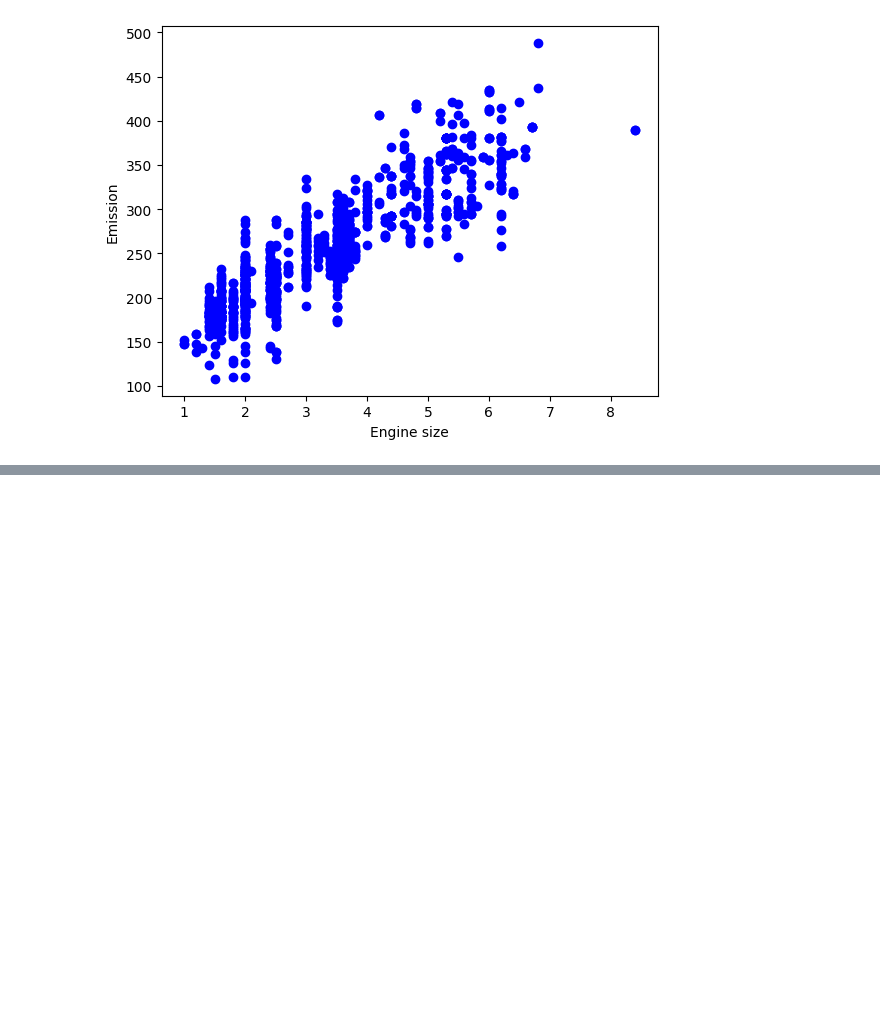
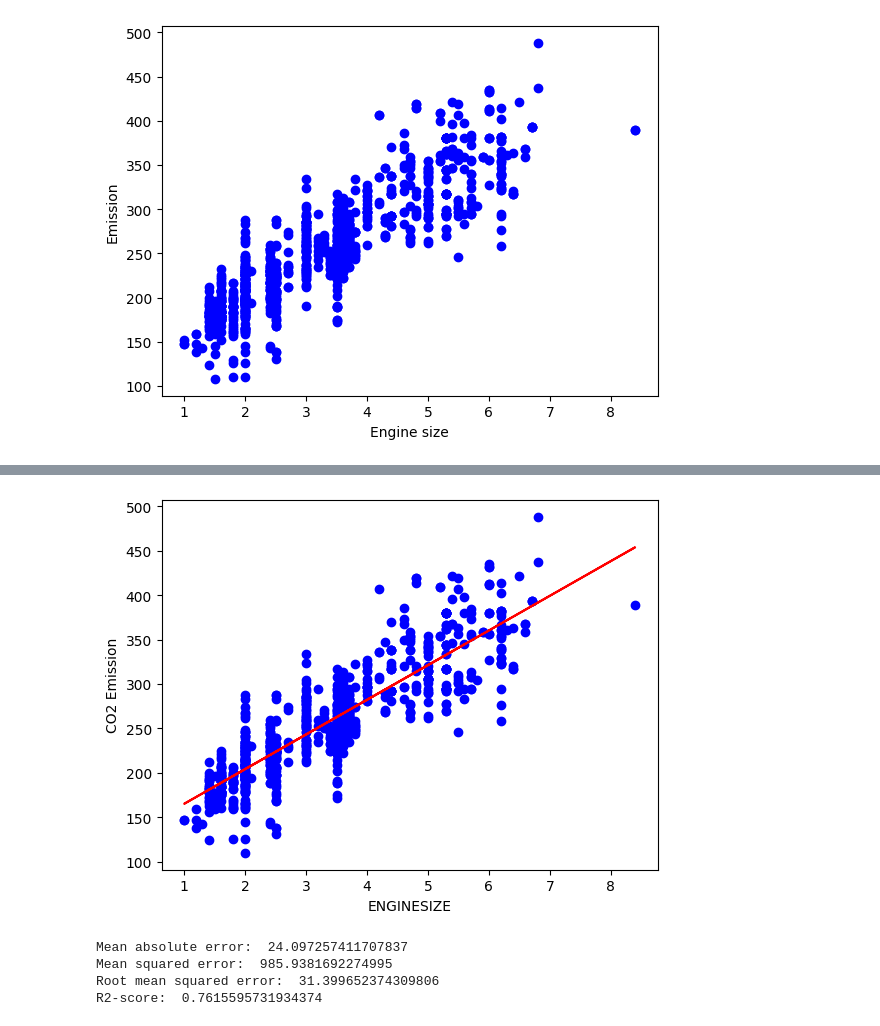
Before and after one commit to MuhilRajan-Ghub/ML_IBM, a Jupyter notebook: simple_linear_regression.ipynb, the cells around one changed output, grey strips where cells are left out. Cells and saved outputs as stored; diff of their text form; code cells hidden in the pictures; blank space fills up the shorter version.

```diff
--- a/simple_linear_regression.ipynb
+++ b/simple_linear_regression.ipynb
@@ -63,0 +71,3 @@ plt.show()
+# %%
+X = cdf['ENGINESIZE'].values
+y = cdf['CO2EMISSIONS'].values
@@ -63,0 +94,20 @@ plt.show()
+# %%
+plt.plot(X_train, reg.coef_[0]*X_train + reg.intercept_, '-r')
+plt.scatter(X_train, y_train, color='blue')
+plt.xlabel("ENGINESIZE")
+plt.ylabel("CO2 Emission")
+plt.show()
+# %% [output]
+[figure, added]
+# %%
+from sklearn.metrics import r2_score, mean_squared_error, mean_absolute_error
+y_pred = reg.predict(X_test.reshape(-1, 1))
+print("Mean absolute error: ", mean_absolute_error(y_test, y_pred))
+print("Mean squared error: ", mean_squared_error(y_test, y_pred))
+print("Root mean squared error: ", np.sqrt(mean_squared_error(y_test, y_pred)))
+print("R2-score: ", r2_score(y_test, y_pred))
+# %% [output]
+Mean absolute error:  24.097257411707837
+Mean squared error:  985.9381692274995
+Root mean squared error:  31.399652374309806
+R2-score:  0.7615595731934374
```
Also changed, not shown: parts of 5 cells of this notebook.
